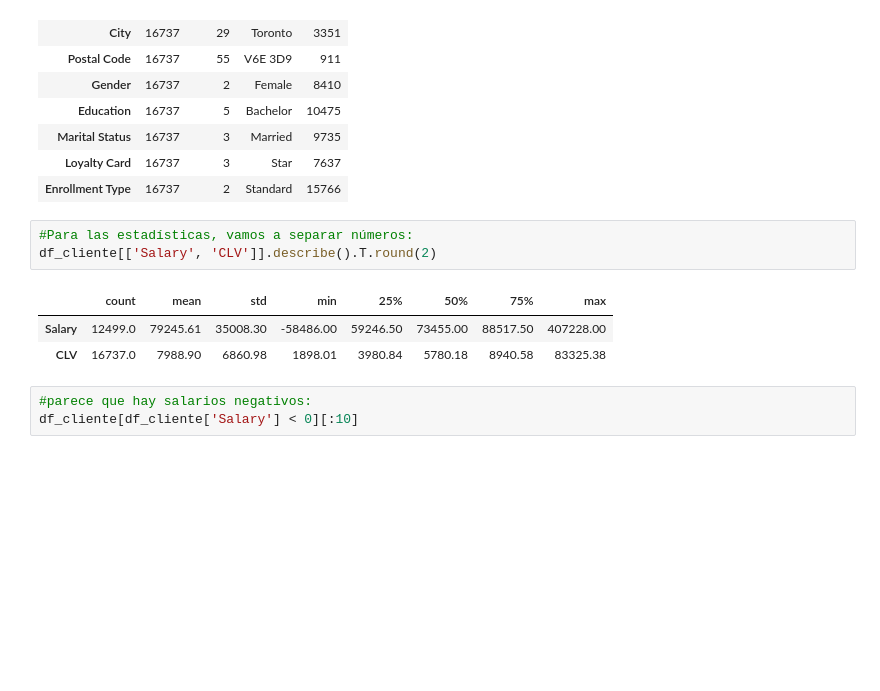
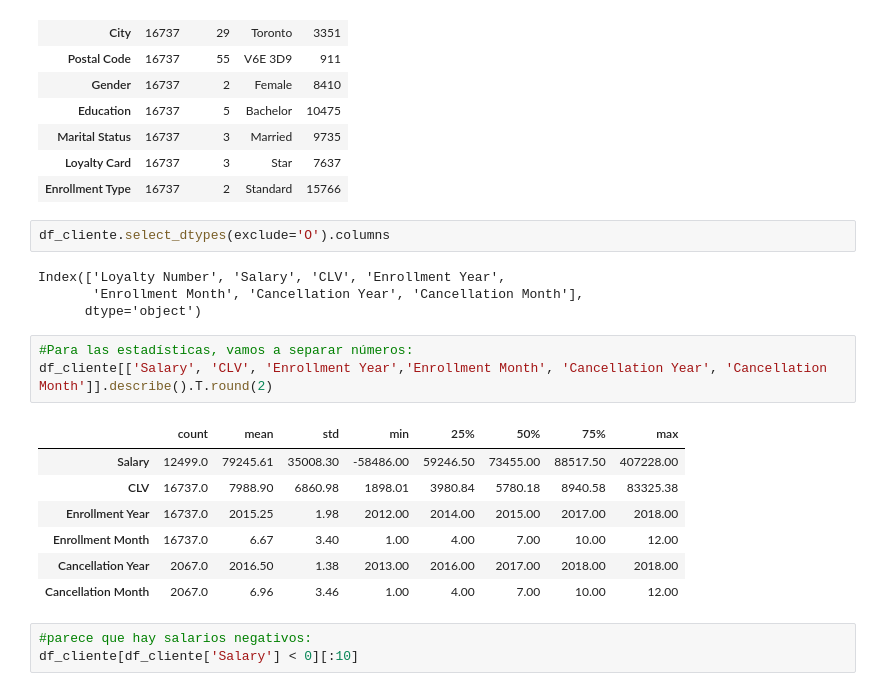
Before and after one commit to Adalab/bda-modulo-3-evaluacion-final-sansisimon, a Jupyter notebook: fase-1.ipynb, the cells around one changed output. Cells and saved outputs as stored; diff of their text form; blank space fills up the shorter version.

```diff
--- a/fase-1.ipynb
+++ b/fase-1.ipynb
@@ -242,13 +250,23 @@ df_cliente.select_dtypes(include = 'O').describe().T
 | Marital Status | 16737 | 3 | Married | 9735 |
 | Loyalty Card | 16737 | 3 | Star | 7637 |
 | Enrollment Type | 16737 | 2 | Standard | 15766 |
+# %%
+df_cliente.select_dtypes(exclude='O').columns
+# %% [output]
+Index(['Loyalty Number', 'Salary', 'CLV', 'Enrollment Year',
+       'Enrollment Month', 'Cancellation Year', 'Cancellation Month'],
+      dtype='object')
 # %%
 #Para las estadísticas, vamos a separar números:
-df_cliente[['Salary', 'CLV']].describe().T.round(2)
+df_cliente[['Salary', 'CLV', 'Enrollment Year','Enrollment Month', 'Cancellation Year', 'Cancellation Month']].describe().T.round(2)
 # %% [output]
 |  | count | mean | std | min | 25% | 50% | 75% | max |
 | Salary | 12499.0 | 79245.61 | 35008.30 | -58486.00 | 59246.50 | 73455.00 | 88517.50 | 407228.00 |
 | CLV | 16737.0 | 7988.90 | 6860.98 | 1898.01 | 3980.84 | 5780.18 | 8940.58 | 83325.38 |
+| Enrollment Year | 16737.0 | 2015.25 | 1.98 | 2012.00 | 2014.00 | 2015.00 | 2017.00 | 2018.00 |
+| Enrollment Month | 16737.0 | 6.67 | 3.40 | 1.00 | 4.00 | 7.00 | 10.00 | 12.00 |
+| Cancellation Year | 2067.0 | 2016.50 | 1.38 | 2013.00 | 2016.00 | 2017.00 | 2018.00 | 2018.00 |
+| Cancellation Month | 2067.0 | 6.96 | 3.46 | 1.00 | 4.00 | 7.00 | 10.00 | 12.00 |
 # %%
 #parece que hay salarios negativos:
 df_cliente[df_cliente['Salary'] < 0][:10]
```
Also changed, not shown: parts of 15 cells of this notebook, 2 other files.
